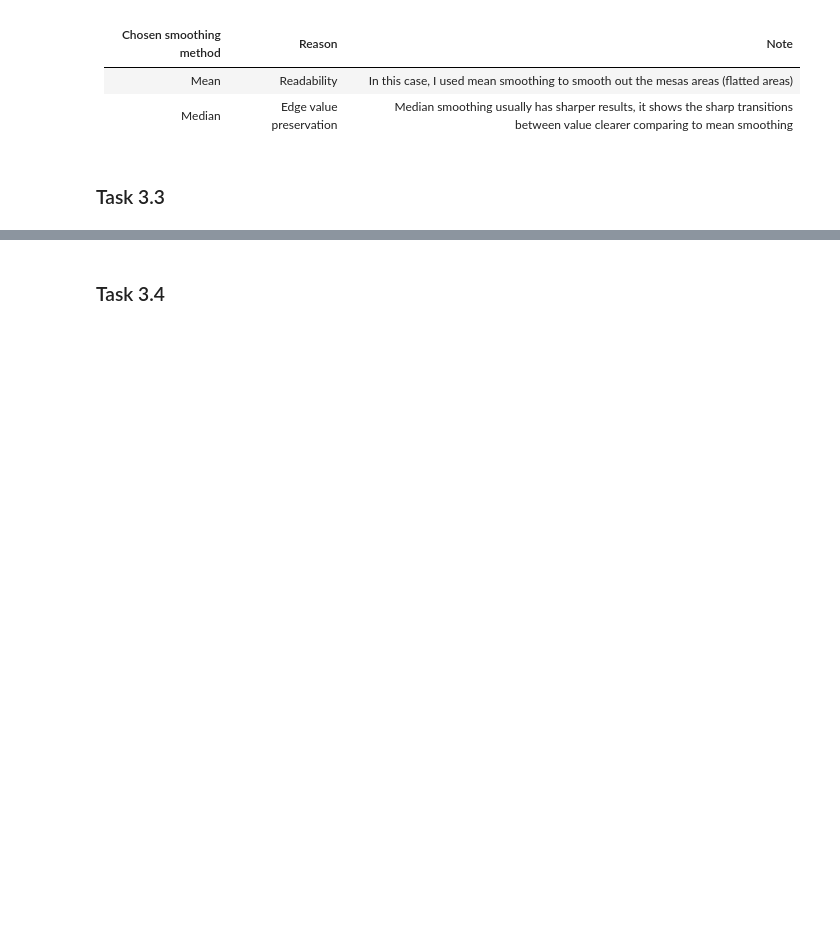
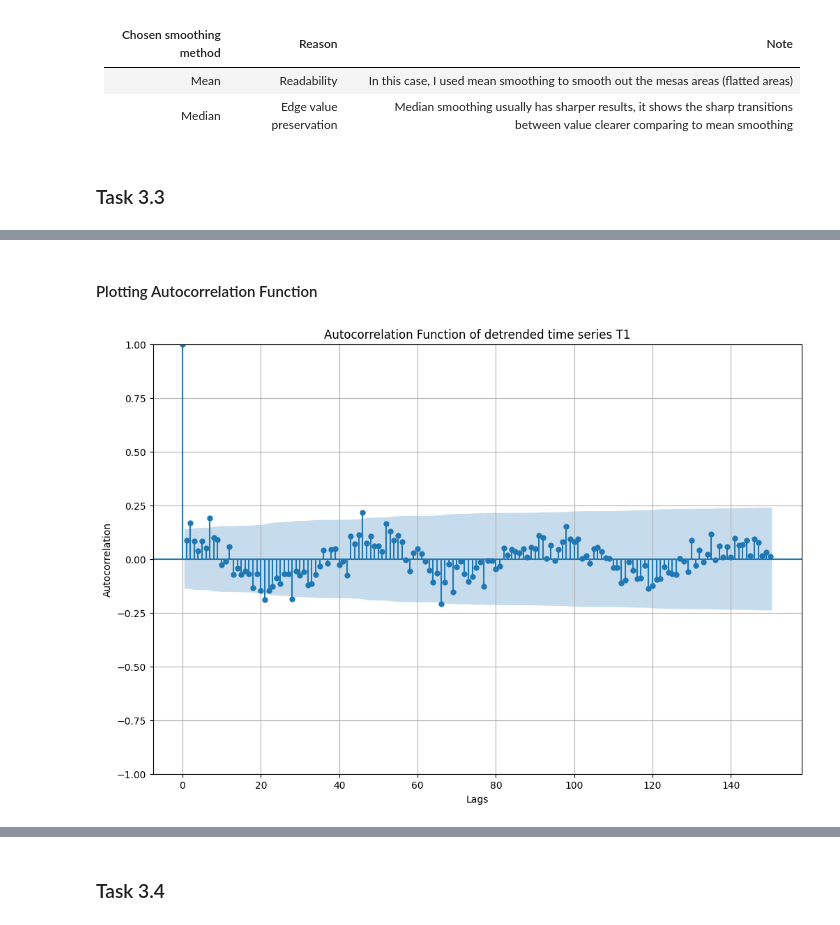
Before and after one commit to mpn1008/RM_assignments, a Jupyter notebook: RM_A03_Group_B/RM_A03_Group.ipynb, the cells around one changed output, grey strips where cells are left out. Saved outputs shown, nothing was run; the diff lists cells and outputs as text; code cells hidden in the pictures; blank space fills up the shorter version.

```diff
--- a/RM_A03_Group_B/RM_A03_Group.ipynb
+++ b/RM_A03_Group_B/RM_A03_Group.ipynb
@@ -225,18 +235,27 @@ The Pearson correlation coefficient between T1 and T2 is: -0.0375
 # %%
 #Calculate the Pearson Correlation Coefficient
-corr1, _ = pearsonr(detrended_series['T1'], detrended_series['T2'])
-print(f"The Pearson correlation coefficient between T1 and T2 = {corr1:.4f}")
 
-#Shift T1 and check correlation
-periods = 25
-shifted_1 = detrended_series['T1'].shift(periods=periods).dropna()
+dt_df = pd.DataFrame({
+    'T1': detrended_T1,
+    'T2': detrended_T2,
+    'T1_sm': detrended_ST1,
+    'T2_sm': detrended_ST2
+})
 
-corr2, _ = pearsonr(shifted_1,detrended_series['T2'].iloc[:-periods] )
-print(f"The Pearson correlation coefficient between shifted T1 and T2 = {corr2:.4f} for periods = {periods}")
 
-corr3, _ = pearsonr(df['T1'], df['Time'])
-print(f"The Pearson correlation coefficient between T1 and Time = {corr3:.4f}")
+corr1 = dt_df['T1'].corr(dt_df['T2'])
+print(f"The correlation coefficient between T1 and T2 = {corr1:.4f}")
 
-corr4, _ = pearsonr(df['T2'], df['Time'])
-print(f"The Pearson correlation coefficient between T2 and Time = {corr4:.4f}")
+#Shift T1 to the left and check correlation
+periods = 27
+shifted_1 = dt_df['T1'].shift(periods=periods).dropna()
+
+corr2 = shifted_1.corr(dt_df['T2'])
+print(f"The correlation coefficient between shifted T1 and T2 = {corr2:.4f} for periods = {periods}")
+
+corr3 = df['T1'].corr(df['Time'])
+print(f"The correlation coefficient between T1 and Time = {corr3:.4f}")
+
+corr4 = df['T2'].corr(df['Time'])
+print(f"The correlation coefficient between T2 and Time = {corr4:.4f}")
 # %% [output]
@@ -258,0 +276,12 @@ The Pearson correlation coefficient between T2 and Time = 0.0289
+# %% [markdown]
+#### Plotting Autocorrelation Function
+# %%
+plot_acf(dt_df['T1'], lags = 150)
+plt.title('Autocorrelation Function of detrended time series T1')
+plt.xlabel('Lags')
+plt.ylabel('Autocorrelation')
+plt.grid()
+
+plt.show()
+# %% [output]
+[figure, added]
```
Also changed, not shown: parts of 13 cells of this notebook.
